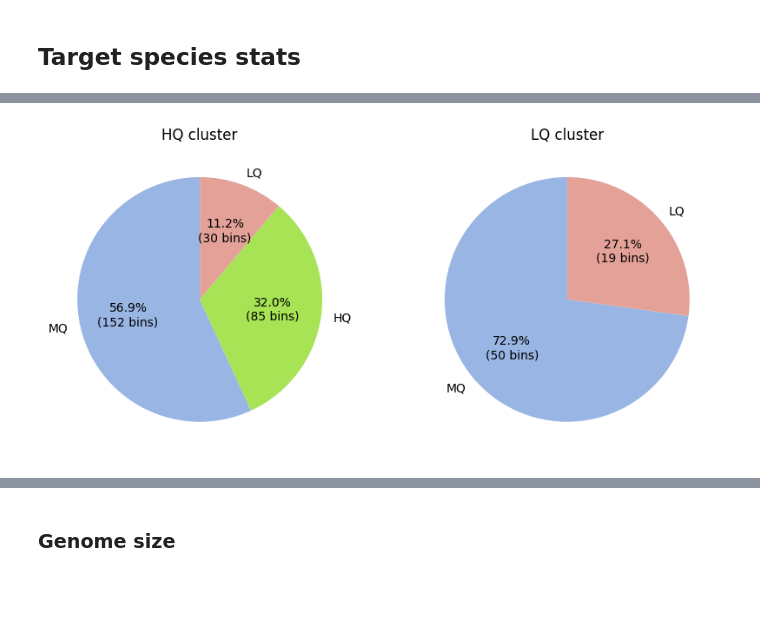
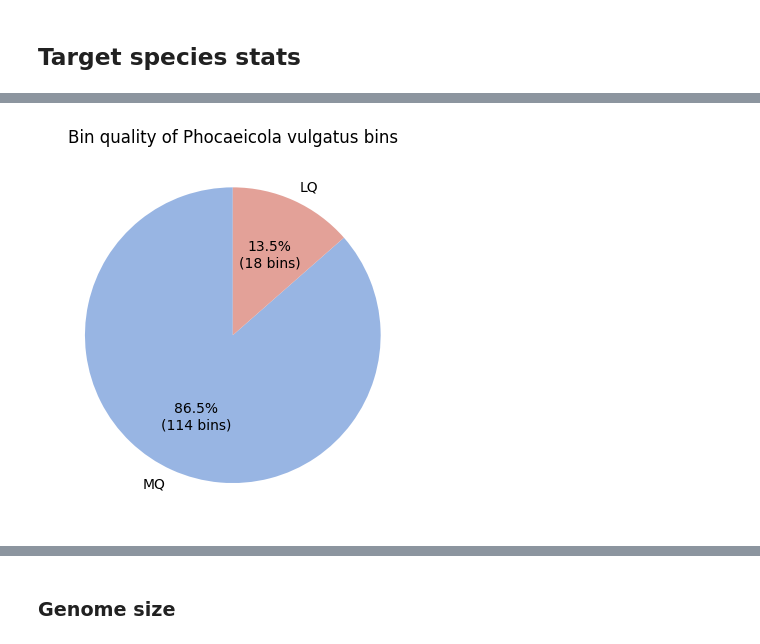
Before and after one commit to Chartiza/2023_EstMB_MAGdb_sp_stat, a Jupyter notebook: Taxa_Nassos.ipynb, the cells around one changed output, grey strips where cells are left out. Cells and saved outputs as stored; diff of their text form; code cells hidden in the pictures; blank space fills up the shorter version.

```diff
--- a/Taxa_Nassos.ipynb
+++ b/Taxa_Nassos.ipynb
@@ -15,8 +16,9 @@ all_lq = pd.read_excel('../!DATA_EstMB_MAGdb/LQcl_all_bins_all_info.xlsx')
 # read info about representative bins
 rep_hq = pd.read_excel('../!DATA_EstMB_MAGdb/HQcl_representative_MAGs_all_info.xlsx')
 rep_lq = pd.read_excel('../!DATA_EstMB_MAGdb/LQcl_representative_MAGs_all_info.xlsx')
+# read info about all bins together
+all_mag = pd.read_excel('../2023_FINAL_build/results/together_HQLQcl_all_MAGs_all_info.xlsx')
+rep_mag = pd.read_excel('../2023_FINAL_build/results/together_HQLQcl_representative_MAGs_all_info.xlsx')
 
-print('HQcl all bins: ', all_hq.shape)
-print('LQcl all bins: ', all_lq.shape)
-print('HQcl representative bins: ', rep_hq.shape)
-print('LQcl representative bins: ', rep_lq.shape)
+# combine all_lq and all_hq
+all_bins = pd.concat([all_lq, all_hq])
@@ -35,0 +27,11 @@ hq_trg = all_hq[all_hq['sp']== trg]
+# %%
+#trg = 'Bacteroides uniformis'
+#trg1 = 'Bacteroides'
+trg = 'Phocaeicola vulgatus'
+trg1 = 'Phocaeicola'
+
+trg_all = all_bins[all_bins['sp']== trg]
+trg_rep = rep_mag[rep_mag['sp']== trg]
+
+trg_gn = all_bins[all_bins['genus']== trg1]
+trg_gn_rep = rep_mag[rep_mag['genus']== trg1]
@@ -52,69 +58,37 @@ LQclbins belongs to: 1 cluster
 # %%
-import matplotlib.pyplot as plt
-import pandas as pd
-import numpy as np
+# count bin_qual values
+vcount = trg_all['bin_qual'].value_counts()
+# convert to dataframe
+vcount = pd.DataFrame(vcount)
+# add color column based on dictionary
+vcount['color'] = vcount.index.map({'HQ': '#a7e354', 'MQ': '#98b5e3', 'LQ': '#e3a198'})
 
-### LQ ###
-# count bin_qual values
-vcount_lq = lq_trg['bin_qual'].value_counts()
-# convert to dataframe
-vcount_lq = pd.DataFrame(vcount_lq)
-# add color column based on dictionary
-vcount_lq['color'] = vcount_lq.index.map({'HQ': '#a7e354', 'MQ': '#98b5e3', 'LQ': '#e3a198'})
-
-### HQ ###
-vcount_hq = hq_trg['bin_qual'].value_counts()
-# convert to dataframe
-vcount_hq = pd.DataFrame(vcount_hq)
-# add color column based on dictionary
-vcount_hq['color'] = vcount_hq.index.map({'HQ': '#a7e354', 'MQ': '#98b5e3', 'LQ': '#e3a198'})
-
-# Create the figure and axes
-fig, (ax1, ax2) = plt.subplots(1, 2, figsize=(10, 5))
 # Custom autopct function to display count values
 def func(pct, allvals):
     absolute = int(pct/100.*np.sum(allvals))
     return "{:.1f}%\n({:d} bins)".format(pct, absolute)
 
 # Plot the first pie chart
 # Check if DataFrame is empty
-if vcount_hq.empty:
-    ax1.scatter(1, 1, color='red', marker='o')
+if vcount.empty:
+    plt.scatter(1, 1, color='red', marker='o')
     # Remove the plot border
-    ax1.spines['top'].set_visible(False)
-    ax1.spines['right'].set_visible(False)
-    ax1.spines['bottom'].set_visible(False)
-    ax1.spines['left'].set_visible(False)
+    plt.spines['top'].set_visible(False)
+    plt.spines['right'].set_visible(False)
+    plt.spines['bottom'].set_visible(False)
+    plt.spines['left'].set_visible(False)
     # Remove the ticks
-    ax1.tick_params(axis='both', which='both', bottom=False, top=False, labelbottom=False, right=False, left=False, labelleft=False)
-    ax1.text(1, 1, 'no bins')
-    ax1.set_title('HQ cluster')
+    plt.tick_params(axis='both', which='both', bottom=False, top=False, labelbottom=False, right=False, left=False, labelleft=False)
+    plt.text(1, 1, 'no bins')
+    plt.set_title('HQ&LQ clustering together')
 else:
-    ax1.pie(vcount_hq['bin_qual'], labels=vcount_hq.index, autopct=lambda pct: func(pct, vcount_hq['bin_qual']), colors=vcount_hq['color'], startangle=90)
-    ax1.set_aspect('equal')  # Equal aspect ratio ensures that the pie is drawn as a circle
-    ax1.set_title('HQ cluster')
+    plt.pie(vcount['bin_qual'], labels=vcount.index, autopct=lambda pct: func(pct, vcount['bin_qual']), colors=vcount['color'], startangle=90)
 
-if vcount_lq.empty:
-    ax2.scatter(1, 1, color='red', marker='o')
-    # Remove the plot border
-    ax1.spines['top'].set_visible(False)
-    ax1.spines['right'].set_visible(False)
-    ax1.spines['bottom'].set_visible(False)
-    ax1.spines['left'].set_visible(False)
-    # Remove the ticks
-    ax1.tick_params(axis='both', which='both', bottom=False, top=False, labelbottom=False, right=False, left=False, labelleft=False)
-    ax1.text(1, 1, 'no bins')
-    ax1.set_title('LQ cluster')
-else:
-    # Plot the second pie chart
-    ax2.pie(vcount_lq['bin_qual'], labels=vcount_lq.index, autopct=lambda pct: func(pct, vcount_lq['bin_qual']), colors=vcount_lq['color'], startangle=90)
-    ax2.set_aspect('equal')
-    ax2.set_title('LQ cluster')
+    plt.title('Bin quality of '+str(trg)+' bins')
 
-# Display the figure
-plt.savefig('results/'+trg+'_bin_qual.png', dpi=300, bbox_inches='tight')
+plt.savefig('results/Bin_qual_'+str(trg)+'.png', dpi=300, bbox_inches='tight')
 # %% [output]
-[figure, old version]
+[figure, new version]
 # %%
 # all db taxa
 fig = px.sunburst(
```
Also changed, not shown: parts of 21 cells of this notebook, 13 other files.
